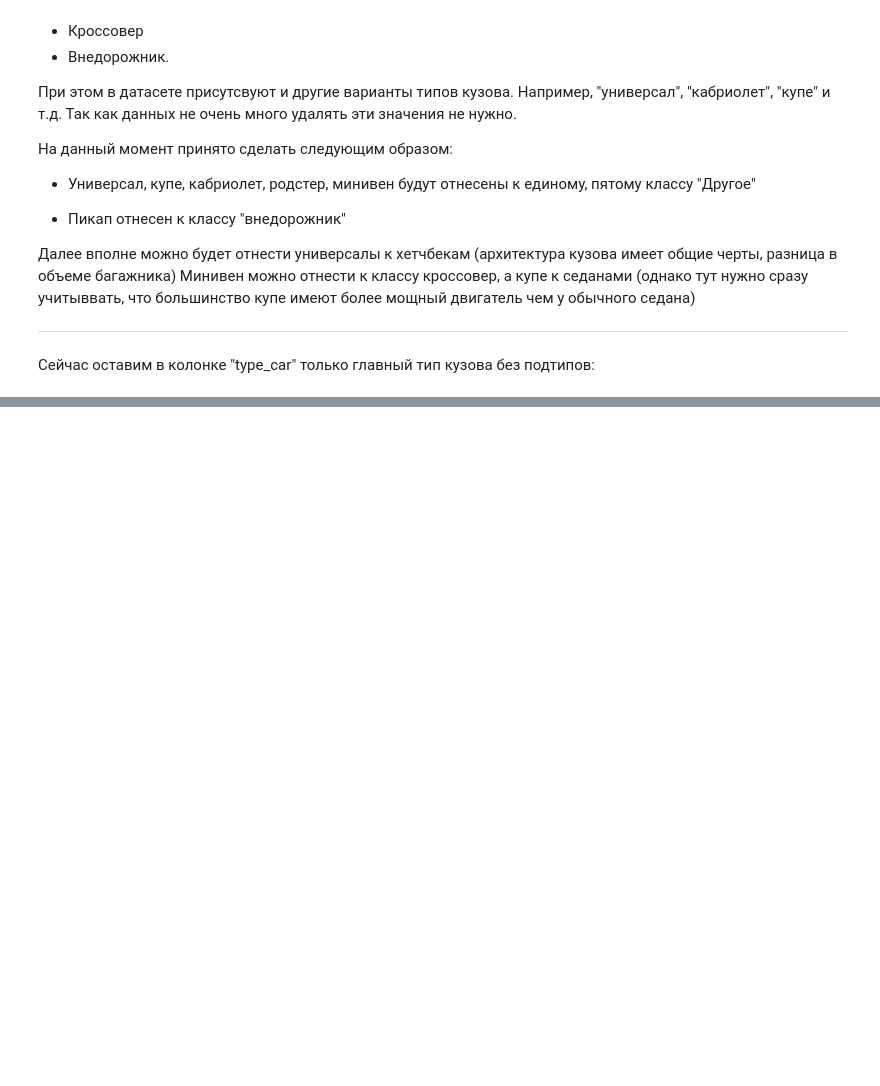
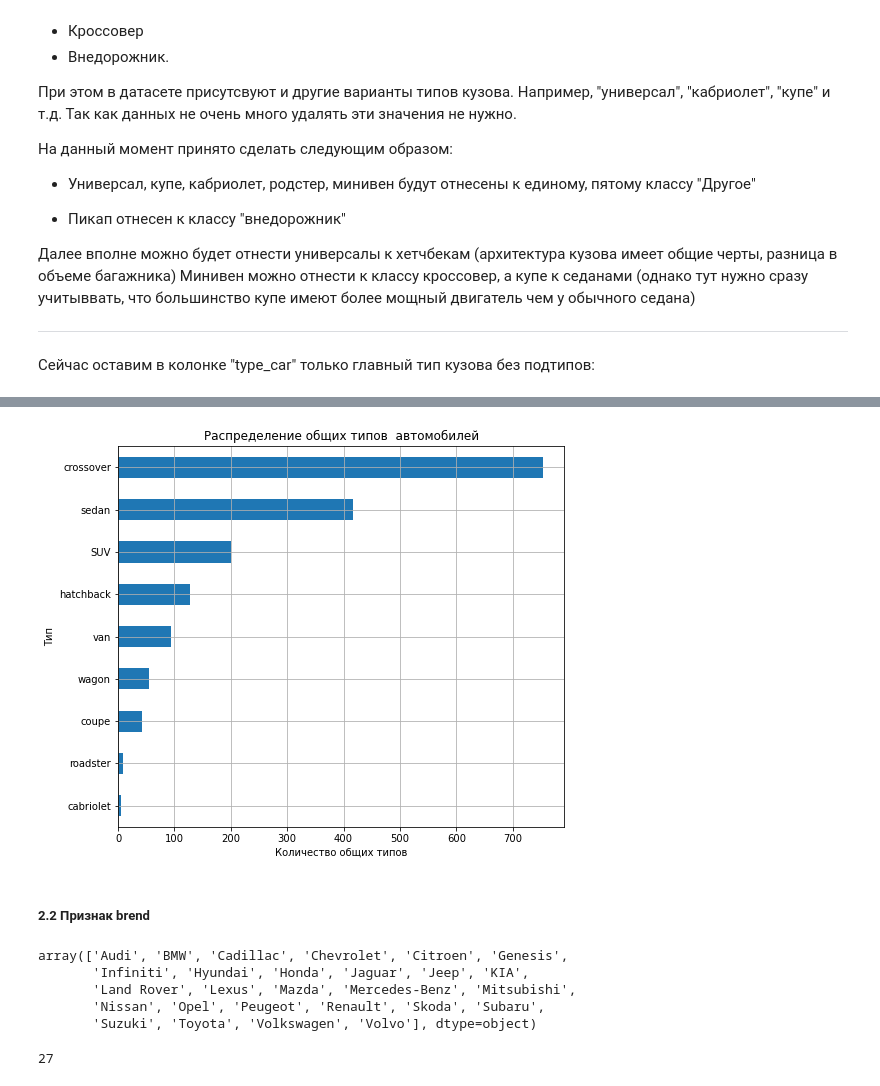
Before and after one commit to BasilPDS/Other_task, a Jupyter notebook: Task_auto_classif.ipynb, the cells around one changed output, grey strips where cells are left out. Drawn from its saved outputs; the diff is of its cells as text; code cells hidden in the pictures; blank space fills up the shorter version.

Commit message:
Создание 1.2
Достигнут пункт 2.4 (Признаки seets и doors)

```diff
--- a/Task_auto_classif.ipynb
+++ b/Task_auto_classif.ipynb
@@ -152,13 +156,13 @@ def rename_type_car(type_car:str):
 
     '''
     # Приведем строку к нижнему регистру
-    type_car.lower()
+    type_car = type_car.lower()
 
     # Назачение классов, и сразу на английском
 
     if 'седан' in type_car:
         return 'sedan'
-    elif 'xетчбек' in type_car:
+    elif 'хэтчбек' in type_car:
         return 'hatchback'
     elif 'кроссовер' in type_car:
         return 'crossover'
@@ -176,3 +180,5 @@ def rename_type_car(type_car:str):
         return 'cabriolet'
     else:
         return 'None_type'
+# %%
+df['main_type_car'] = df.loc[:, ('type_car')].apply(lambda x: rename_type_car(x))
@@ -178,0 +206,23 @@ def rename_type_car(type_car:str):
+# %%
+plt.figure(figsize=(8, 7))
+plt.title('Распределение общих типов  автомобилей')
+df['main_type_car'].value_counts(ascending=True).plot(kind='barh')
+plt.xlabel('Количество общих типов')
+plt.ylabel('Тип')
+plt.grid(True)
+# %% [output]
+[figure, added]
+# %% [markdown]
+##### 2.2 Признак brend
+# %%
+df['brand'].unique()
+# %% [output]
+array(['Audi', 'BMW', 'Cadillac', 'Chevrolet', 'Citroen', 'Genesis',
+       'Infiniti', 'Hyundai', 'Honda', 'Jaguar', 'Jeep', 'KIA',
+       'Land Rover', 'Lexus', 'Mazda', 'Mercedes-Benz', 'Mitsubishi',
+       'Nissan', 'Opel', 'Peugeot', 'Renault', 'Skoda', 'Subaru',
+       'Suzuki', 'Toyota', 'Volkswagen', 'Volvo'], dtype=object)
+# %%
+len(df['brand'].unique())
+# %% [output]
+27
```
Also changed, not shown: parts of 32 cells of this notebook.
